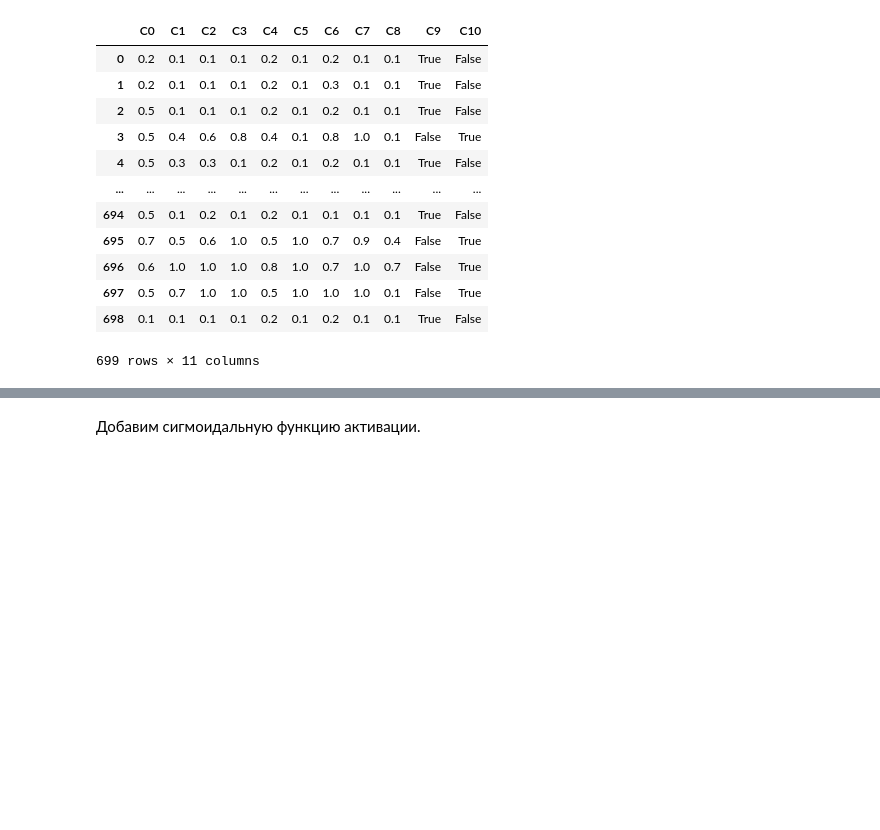
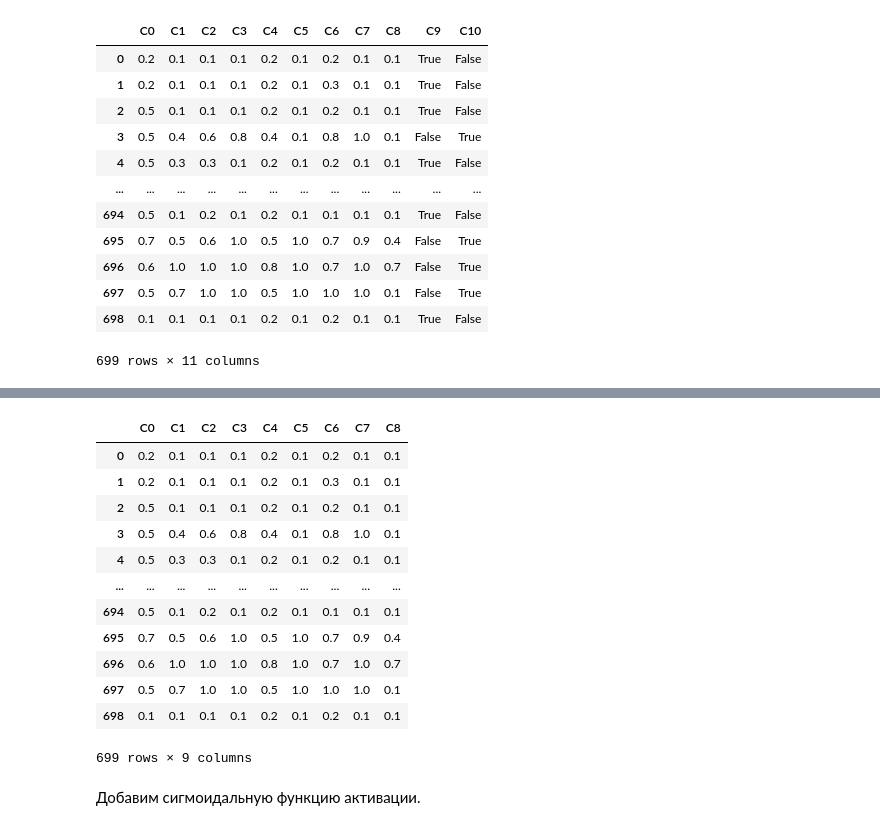
Before and after one commit to RelaxingCoyote/NEUROEV, a Jupyter notebook: NCL_Khayrov.ipynb, the cells around one changed output, grey strips where cells are left out. Drawn from its saved outputs; the diff is of its cells as text; code cells hidden in the pictures; blank space fills up the shorter version.

```diff
--- a/NCL_Khayrov.ipynb
+++ b/NCL_Khayrov.ipynb
@@ -133,0 +153,17 @@ df
+# %%
+X = df.iloc[:, 0:9].copy()
+X
+# %% [output]
+|  | C0 | C1 | C2 | C3 | C4 | C5 | C6 | C7 | C8 |
+| 0 | 0.2 | 0.1 | 0.1 | 0.1 | 0.2 | 0.1 | 0.2 | 0.1 | 0.1 |
+| 1 | 0.2 | 0.1 | 0.1 | 0.1 | 0.2 | 0.1 | 0.3 | 0.1 | 0.1 |
+| 2 | 0.5 | 0.1 | 0.1 | 0.1 | 0.2 | 0.1 | 0.2 | 0.1 | 0.1 |
+| 3 | 0.5 | 0.4 | 0.6 | 0.8 | 0.4 | 0.1 | 0.8 | 1.0 | 0.1 |
+| 4 | 0.5 | 0.3 | 0.3 | 0.1 | 0.2 | 0.1 | 0.2 | 0.1 | 0.1 |
+| ... | ... | ... | ... | ... | ... | ... | ... | ... | ... |
+| 694 | 0.5 | 0.1 | 0.2 | 0.1 | 0.2 | 0.1 | 0.1 | 0.1 | 0.1 |
+| 695 | 0.7 | 0.5 | 0.6 | 1.0 | 0.5 | 1.0 | 0.7 | 0.9 | 0.4 |
+| 696 | 0.6 | 1.0 | 1.0 | 1.0 | 0.8 | 1.0 | 0.7 | 1.0 | 0.7 |
+| 697 | 0.5 | 0.7 | 1.0 | 1.0 | 0.5 | 1.0 | 1.0 | 1.0 | 0.1 |
+| 698 | 0.1 | 0.1 | 0.1 | 0.1 | 0.2 | 0.1 | 0.2 | 0.1 | 0.1 |
+699 rows × 9 columns
```
Also changed, not shown: parts of 3 cells of this notebook.
